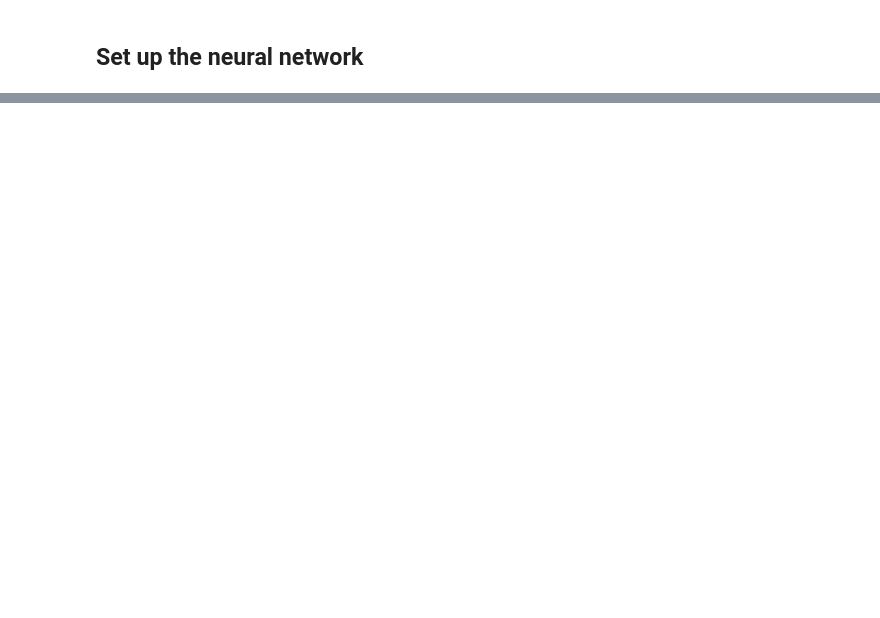
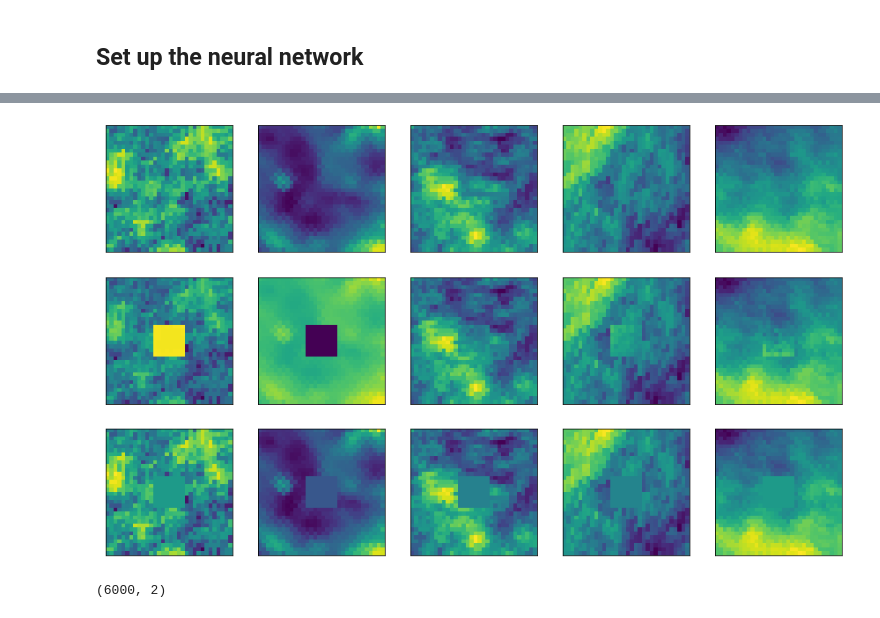
Before and after one commit to ebaxter/planck_net, a Jupyter notebook: DKPredict.ipynb, the cells around one changed output, grey strips where cells are left out. Saved outputs shown, nothing was run; the diff lists cells and outputs as text; code cells hidden in the pictures; blank space fills up the shorter version.

```diff
--- a/DKPredict.ipynb
+++ b/DKPredict.ipynb
@@ -411,0 +640,49 @@ plt.show()
+# %%
+#get prediction for testing
+orig, gen_out, mean_out = predictions()
+# %%
+#figure of generated and mean corrected images
+nplots = 5
+offset = 5
+fig, ax = pl.subplots(3,nplots, figsize = (nplots*3., 9))
+for ii in range(0,nplots):
+    #orig
+    ax[0,ii].imshow((orig[ii+offset,:,:]))
+    ax[0,ii].xaxis.set_visible(False)
+    ax[0,ii].yaxis.set_visible(False)
+
+    #gen
+    ax[1,ii].imshow((gen_out[ii+offset,:,:]))
+    ax[1,ii].xaxis.set_visible(False)
+    ax[1,ii].yaxis.set_visible(False)
+
+    #mean
+    ax[2,ii].imshow((mean_out[ii+offset,:,:]))
+    ax[2,ii].xaxis.set_visible(False)
+    ax[2,ii].yaxis.set_visible(False)
+# %% [output]
+[figure, added]
+# %%
+#make evaluation method for aperture thing currently using the mean square
+#setup variables
+len_g = len(gen_out)
+rms_err = np.empty((len_g,2))
+rms_gen = 0
+rms_mean = 0
+start_x = (int(dim_reduced/2) - int(dim_mask/2))
+start_y = start_x
+
+#cycle for all images in the predicted set along x,y
+for i in range(0,len_g):
+    for x in range(0,dim_mask):
+        for y in range(0,dim_mask):
+            rms_gen = rms_gen + (orig[i,start_x + x, start_y + y] - gen_out[i,start_x + x, start_y + y])**2
+            rms_mean = rms_mean + (orig[i,start_x + x, start_y + y] - mean_out[i,start_x + x, start_y + y])**2
+    rms_err[i,0] = rms_gen/(dim_mask**2)
+    rms_gen = 0
+    rms_err[i,1] = rms_mean/(dim_mask**2)
+    rms_mean = 0
+
+print(rms_err.shape)
+# %% [output]
+(6000, 2)
```
Also changed, not shown: parts of 25 cells of this notebook.
